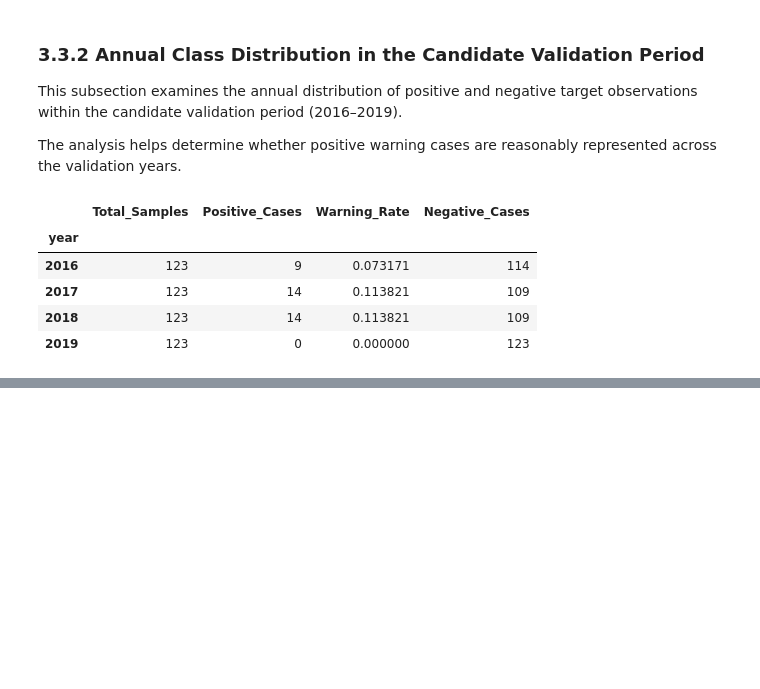
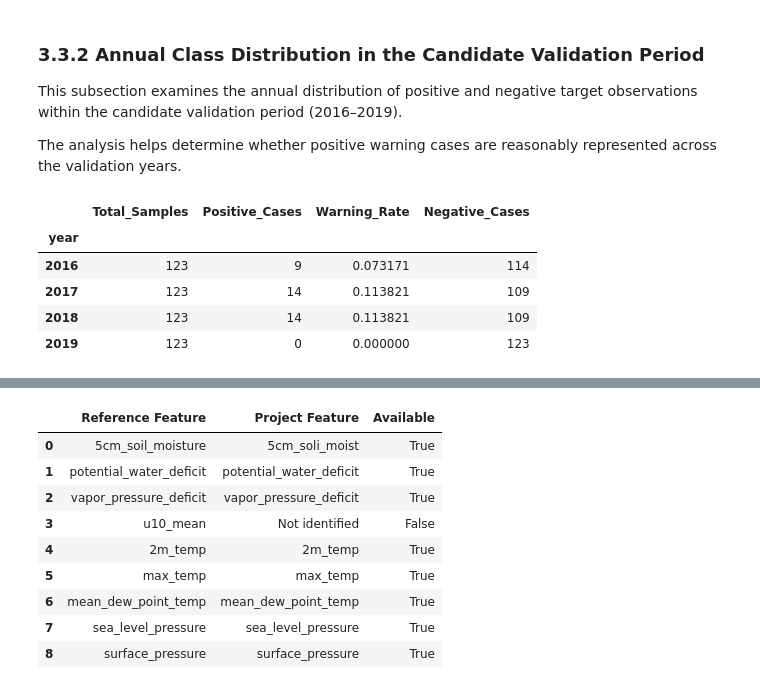
Before and after one commit to MosabOs/Dry-Spell-Prediction-ML, a Jupyter notebook: notebooks/03_data_preprocessing.ipynb, the cells around one changed output, grey strips where cells are left out. Saved outputs shown, nothing was run; the diff lists cells and outputs as text; code cells hidden in the pictures; blank space fills up the shorter version.

```diff
--- a/notebooks/03_data_preprocessing.ipynb
+++ b/notebooks/03_data_preprocessing.ipynb
@@ -338,0 +425,43 @@ display(annual_validation_summary)
+# %%
+# Core features reported in the fourth-place solution
+reference_features = {
+    "5cm_soil_moisture": "5cm_soli_moist",
+    "potential_water_deficit": "potential_water_deficit",
+    "vapor_pressure_deficit": "vapor_pressure_deficit",
+    "u10_mean": None,
+    "2m_temp": "2m_temp",
+    "max_temp": "max_temp",
+    "mean_dew_point_temp": "mean_dew_point_temp",
+    "sea_level_pressure": "sea_level_pressure",
+    "surface_pressure": "surface_pressure"
+}
+
+# Compare reference features with our integrated dataset
+comparison_results = []
+
+for reference_name, project_name in reference_features.items():
+    available = (
+        project_name is not None
+        and project_name in train_merged.columns
+    )
+
+    comparison_results.append({
+        "Reference Feature": reference_name,
+        "Project Feature": project_name if project_name else "Not identified",
+        "Available": available
+    })
+
+feature_comparison = pd.DataFrame(comparison_results)
+
+display(feature_comparison)
+# %% [output]
+|  | Reference Feature | Project Feature | Available |
+| 0 | 5cm_soil_moisture | 5cm_soli_moist | True |
+| 1 | potential_water_deficit | potential_water_deficit | True |
+| 2 | vapor_pressure_deficit | vapor_pressure_deficit | True |
+| 3 | u10_mean | Not identified | False |
+| 4 | 2m_temp | 2m_temp | True |
+| 5 | max_temp | max_temp | True |
+| 6 | mean_dew_point_temp | mean_dew_point_temp | True |
+| 7 | sea_level_pressure | sea_level_pressure | True |
+| 8 | surface_pressure | surface_pressure | True |
```
Also changed, not shown: parts of 19 cells of this notebook, 1 other file.
